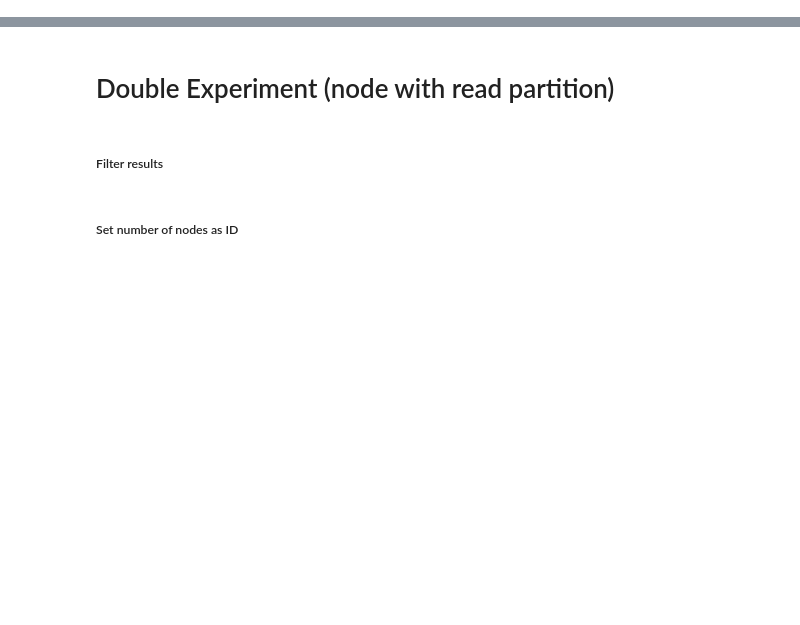
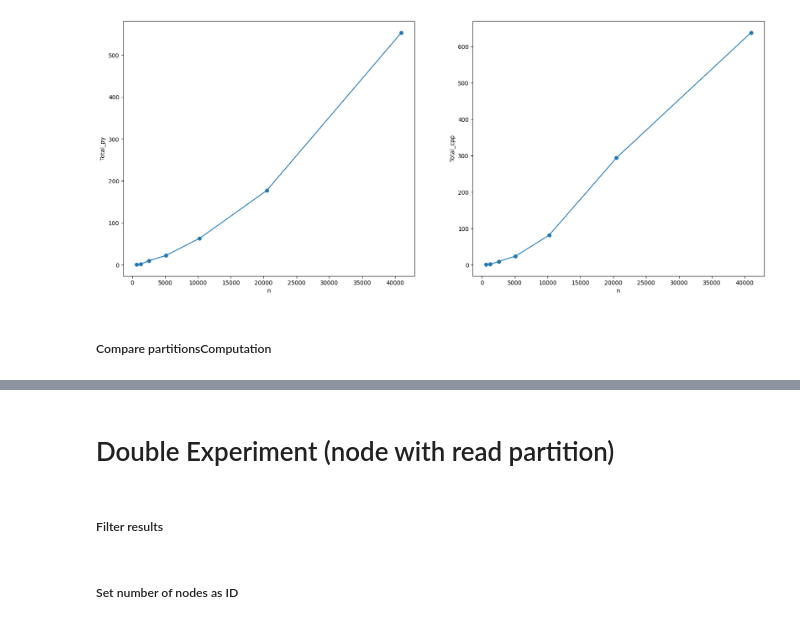
Before and after one commit to RobyBobby24/AlgorithmEngineering, a Jupyter notebook: analysis/double_experiment.ipynb, the cells around one changed output, grey strips where cells are left out. Saved outputs shown, nothing was run; the diff lists cells and outputs as text; code cells hidden in the pictures; blank space fills up the shorter version.

```diff
--- a/analysis/double_experiment.ipynb
+++ b/analysis/double_experiment.ipynb
@@ -31,0 +44,12 @@ all_data["deltaGLR"] = all_data["GLR computation"] - all_data["Nodes computation
+# %%
+def plot_column(df, column_names, num_row=1, num_colum=1, figsize=(20,8)):
+    _, axes = plt.subplots(num_row, num_colum, figsize=figsize)
+    for i in range(num_row):
+        for j in range(num_colum):
+            ax=axes
+            if (num_row, num_colum) != (1,1):
+               ax = axes[i*num_row + j]
+            column_name = column_names[i*num_colum+j]
+            ax.set_ylabel(column_name)
+            df[column_name].plot(marker="o", ax=ax)
+    plt.show()
@@ -31,0 +60,10 @@ all_data["deltaGLR"] = all_data["GLR computation"] - all_data["Nodes computation
+# %%
+all_comparison = all_data[ all_data["Flag"] == "2expnode"]
+# %%
+py_comparison = all_comparison[ all_comparison["Code"] == "python"]
+py_comparison = py_comparison.drop(columns=["Code", "m"])
+cpp_comparison = all_comparison[ all_comparison["Code"] == "C++"]
+cpp_comparison = cpp_comparison.drop(columns=["Code", "m"])
+
+comparison = pd.merge(py_comparison, cpp_comparison, how="inner", on=["n", "Graph", "Partition", "Flag"], suffixes=("_py", "_cpp"))
+comparison
@@ -31,0 +81,3 @@ all_data["deltaGLR"] = all_data["GLR computation"] - all_data["Nodes computation
+# %%
+comparison.set_index("n", inplace=True)
+comparison.sort_index(inplace=True)
@@ -31,0 +98,6 @@ all_data["deltaGLR"] = all_data["GLR computation"] - all_data["Nodes computation
+# %%
+plot_column(comparison, ['Total_py', 'Total_cpp'],1, 2)
+# %% [output]
+[figure, added]
+# %% [markdown]
+##### Compare partitionsComputation
```
Also changed, not shown: parts of 36 cells of this notebook, 1 other file.
